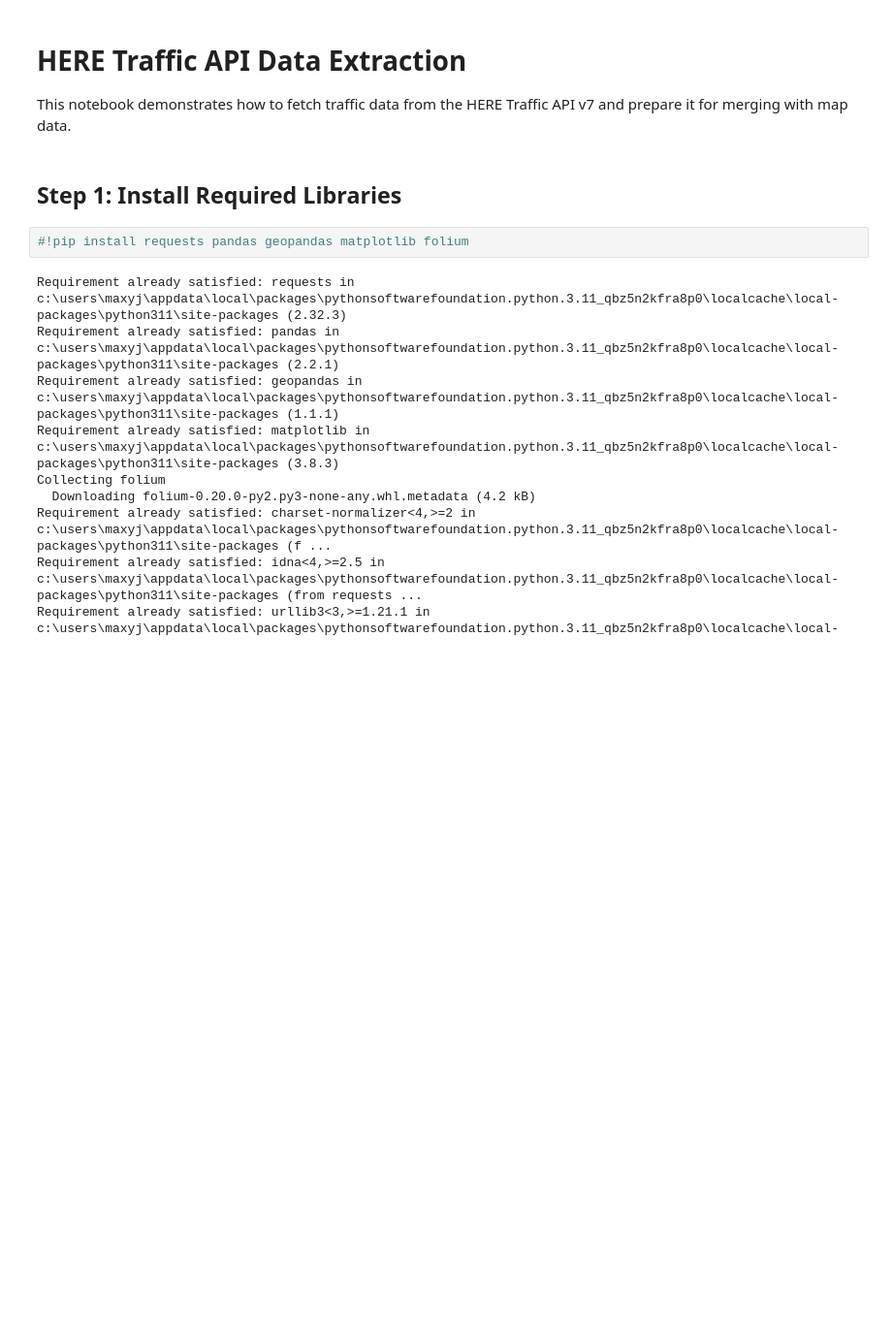
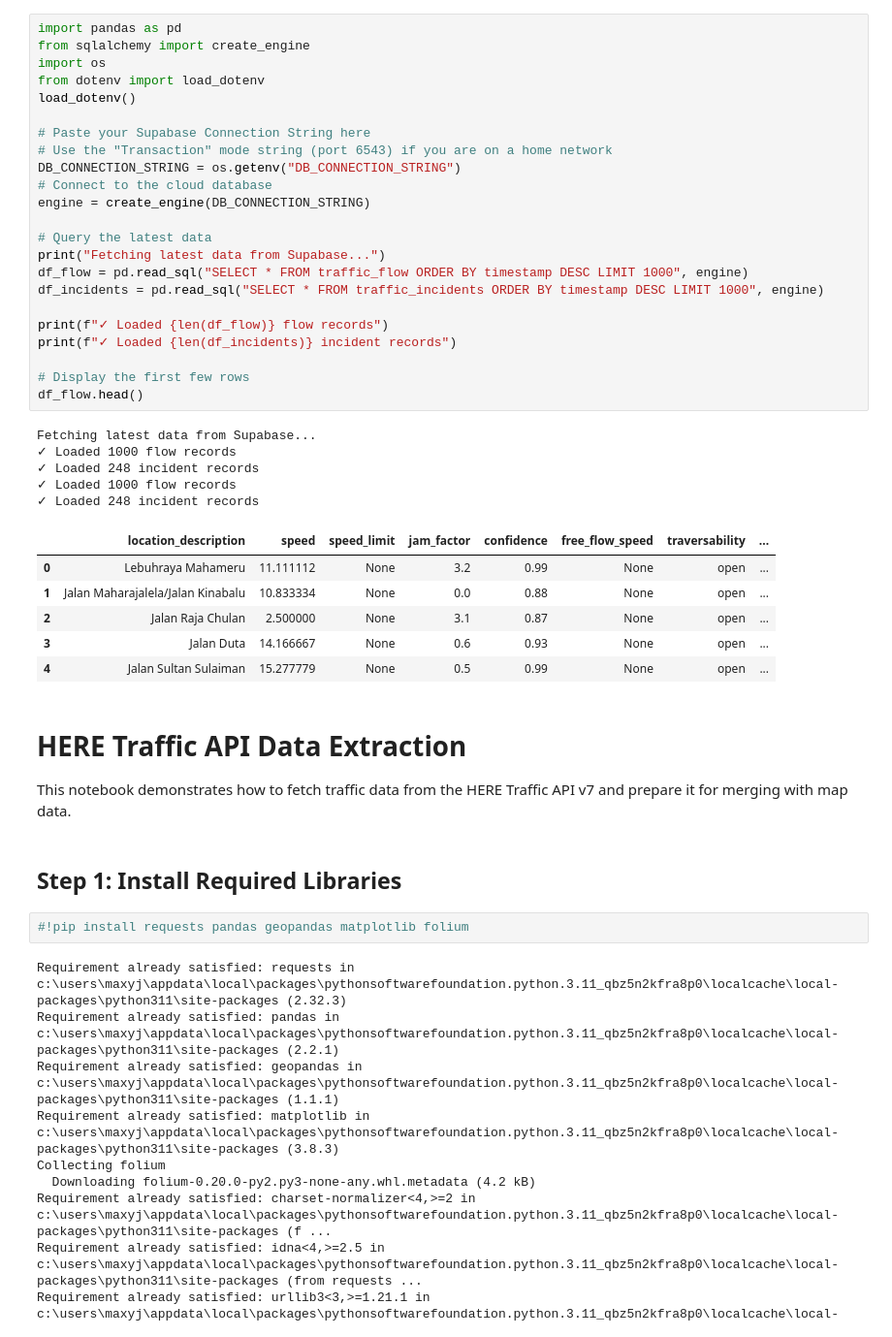
Before and after one commit to oatmeal2211/Route-Optimizer, a Jupyter notebook: Traffic Data.ipynb, the cells around one changed output. Shown: that part at 97% size. Cells and saved outputs as stored; diff of their text form; blank space fills up the shorter version.

Commit message:
Changes to mapping data

```diff
--- a/Traffic Data.ipynb
+++ b/Traffic Data.ipynb
@@ -1,3 +1,38 @@
+# %%
+import pandas as pd
+from sqlalchemy import create_engine
+import os
+from dotenv import load_dotenv
+load_dotenv()
+
+# Paste your Supabase Connection String here
+# Use the "Transaction" mode string (port 6543) if you are on a home network
+DB_CONNECTION_STRING = os.getenv("DB_CONNECTION_STRING")
+# Connect to the cloud database
+engine = create_engine(DB_CONNECTION_STRING)
+
+# Query the latest data
+print("Fetching latest data from Supabase...")
+df_flow = pd.read_sql("SELECT * FROM traffic_flow ORDER BY timestamp DESC LIMIT 1000", engine)
+df_incidents = pd.read_sql("SELECT * FROM traffic_incidents ORDER BY timestamp DESC LIMIT 1000", engine)
+
+print(f"✓ Loaded {len(df_flow)} flow records")
+print(f"✓ Loaded {len(df_incidents)} incident records")
+
+# Display the first few rows
+df_flow.head()
+# %% [output]
+Fetching latest data from Supabase...
+✓ Loaded 1000 flow records
+✓ Loaded 248 incident records
+✓ Loaded 1000 flow records
+✓ Loaded 248 incident records
+|  | location_description | speed | speed_limit | jam_factor | confidence | free_flow_speed | traversability | ... |
+| 0 | Lebuhraya Mahameru | 11.111112 | None | 3.2 | 0.99 | None | open | ... |
+| 1 | Jalan Maharajalela/Jalan Kinabalu | 10.833334 | None | 0.0 | 0.88 | None | open | ... |
+| 2 | Jalan Raja Chulan | 2.500000 | None | 3.1 | 0.87 | None | open | ... |
+| 3 | Jalan Duta | 14.166667 | None | 0.6 | 0.93 | None | open | ... |
+| 4 | Jalan Sultan Sulaiman | 15.277779 | None | 0.5 | 0.99 | None | open | ... |
 # %% [markdown]
 # HERE Traffic API Data Extraction
 
```
Also changed, not shown: parts of 2 cells of this notebook, 7 other files.
